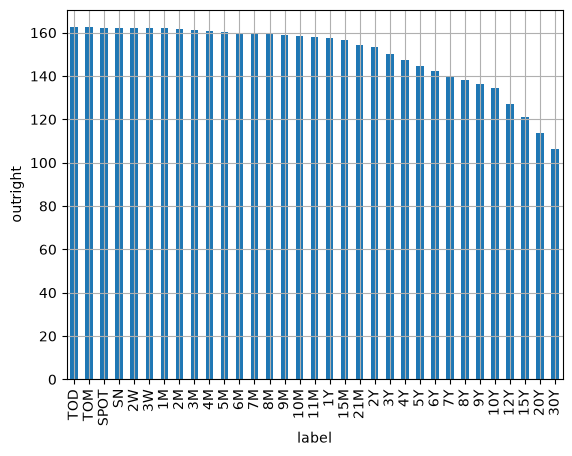
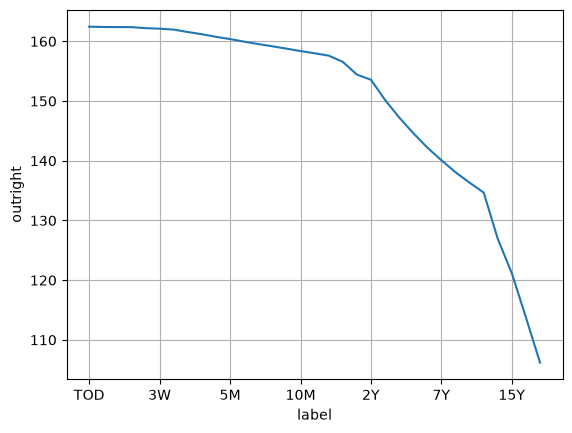
The change to this notebook cell's code, shown as a diff; its figure went from the first image to the second:
--- before
+++ after
@@ -1,2 +1,2 @@
-fwd_curve.plot.bar(x="label", y="outright", grid=True, legend=False, ylabel="outright")
+fwd_curve.plot(x="label", y="outright", grid=True, legend=False, ylabel="outright")
 plt.show()

Commit: fix: do not save index column